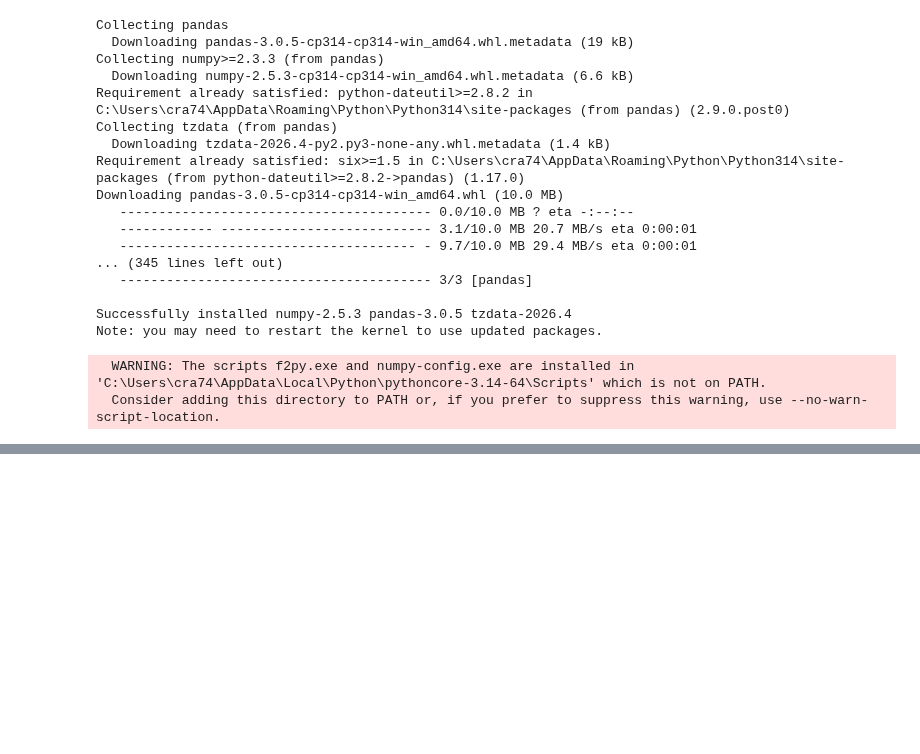
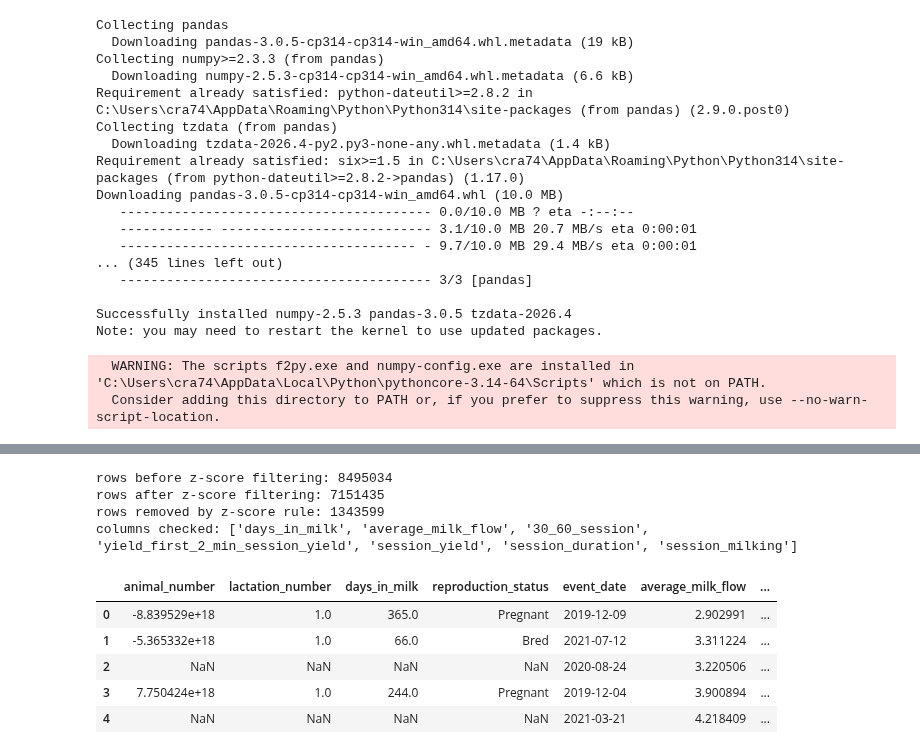
Before and after one commit to chaseshallow/ansci_4040_project_1, a Jupyter notebook: project_1_notebook.ipynb, the cells around one changed output, grey strips where cells are left out. Saved outputs shown, nothing was run; the diff lists cells and outputs as text; code cells hidden in the pictures; blank space fills up the shorter version.

```diff
--- a/project_1_notebook.ipynb
+++ b/project_1_notebook.ipynb
@@ -53,0 +332,36 @@ data.head()
+# %%
+import numpy as np
+
+numeric_zscore_cols = [
+    col for col in clean_data.select_dtypes(include='number').columns
+    if col not in ['animal_number', 'lactation_number']
+]
+
+zscore_df = (
+    clean_data[numeric_zscore_cols]
+    .apply(lambda col: (col - col.mean()) / col.std(ddof=0))
+    .replace([np.inf, -np.inf], np.nan)
+)
+
+abs_z = zscore_df.abs()
+outlier_mask = abs_z > 2
+outlier_rows = outlier_mask.any(axis=1)
+
+filtered_by_z = clean_data.loc[~outlier_rows].copy()
+
+print('rows before z-score filtering:', len(clean_data))
+print('rows after z-score filtering:', len(filtered_by_z))
+print('rows removed by z-score rule:', len(clean_data) - len(filtered_by_z))
+print('columns checked:', numeric_zscore_cols)
+filtered_by_z.head()
+# %% [output]
+rows before z-score filtering: 8495034
+rows after z-score filtering: 7151435
+rows removed by z-score rule: 1343599
+columns checked: ['days_in_milk', 'average_milk_flow', '30_60_session', 'yield_first_2_min_session_yield', 'session_yield', 'session_duration', 'session_milking']
+|  | animal_number | lactation_number | days_in_milk | reproduction_status | event_date | average_milk_flow | ... |
+| 0 | -8.839529e+18 | 1.0 | 365.0 | Pregnant | 2019-12-09 | 2.902991 | ... |
+| 1 | -5.365332e+18 | 1.0 | 66.0 | Bred | 2021-07-12 | 3.311224 | ... |
+| 2 | NaN | NaN | NaN | NaN | 2020-08-24 | 3.220506 | ... |
+| 3 | 7.750424e+18 | 1.0 | 244.0 | Pregnant | 2019-12-04 | 3.900894 | ... |
+| 4 | NaN | NaN | NaN | NaN | 2021-03-21 | 4.218409 | ... |
```
Also changed, not shown: parts of 11 cells of this notebook, 1 other file.
